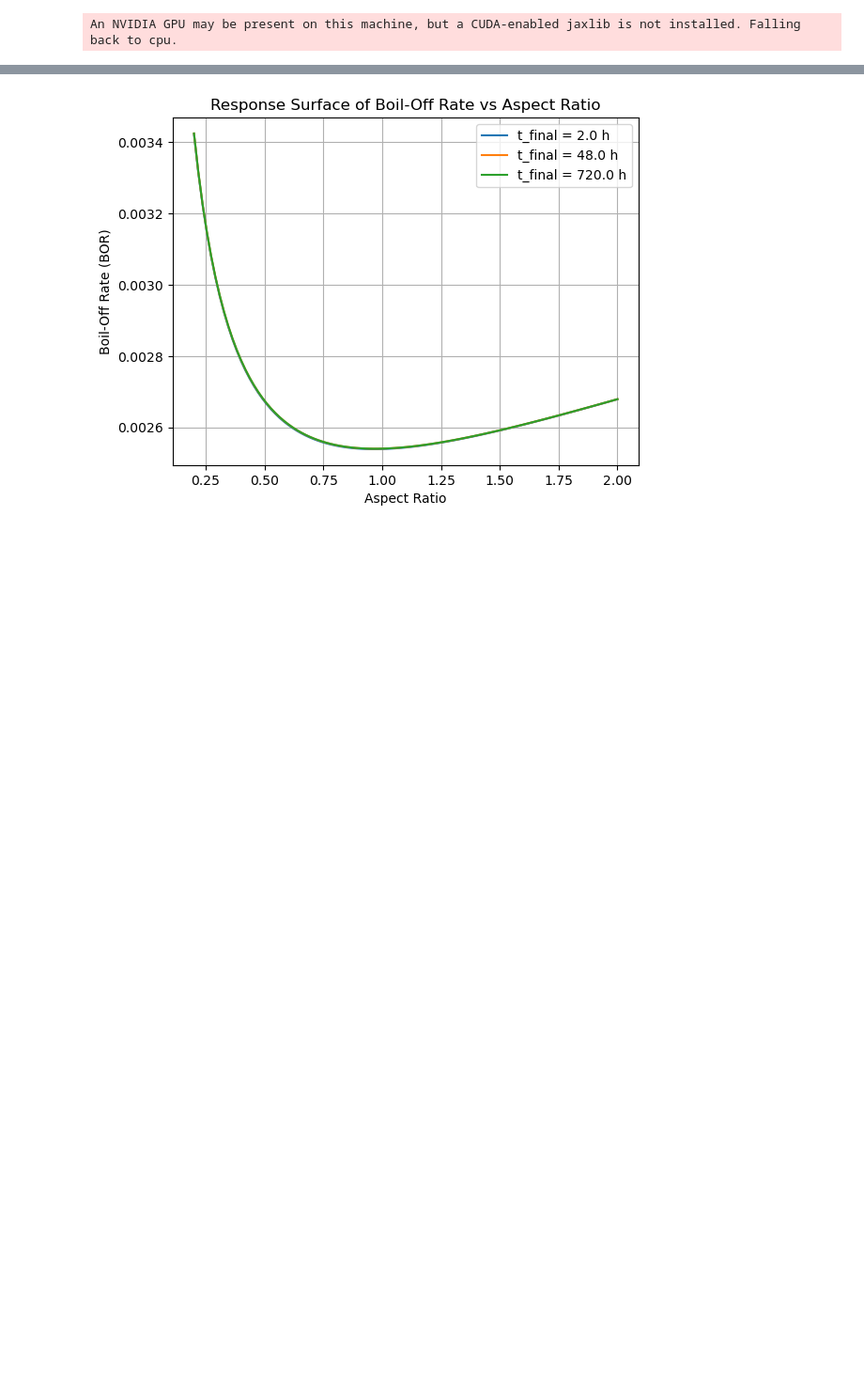
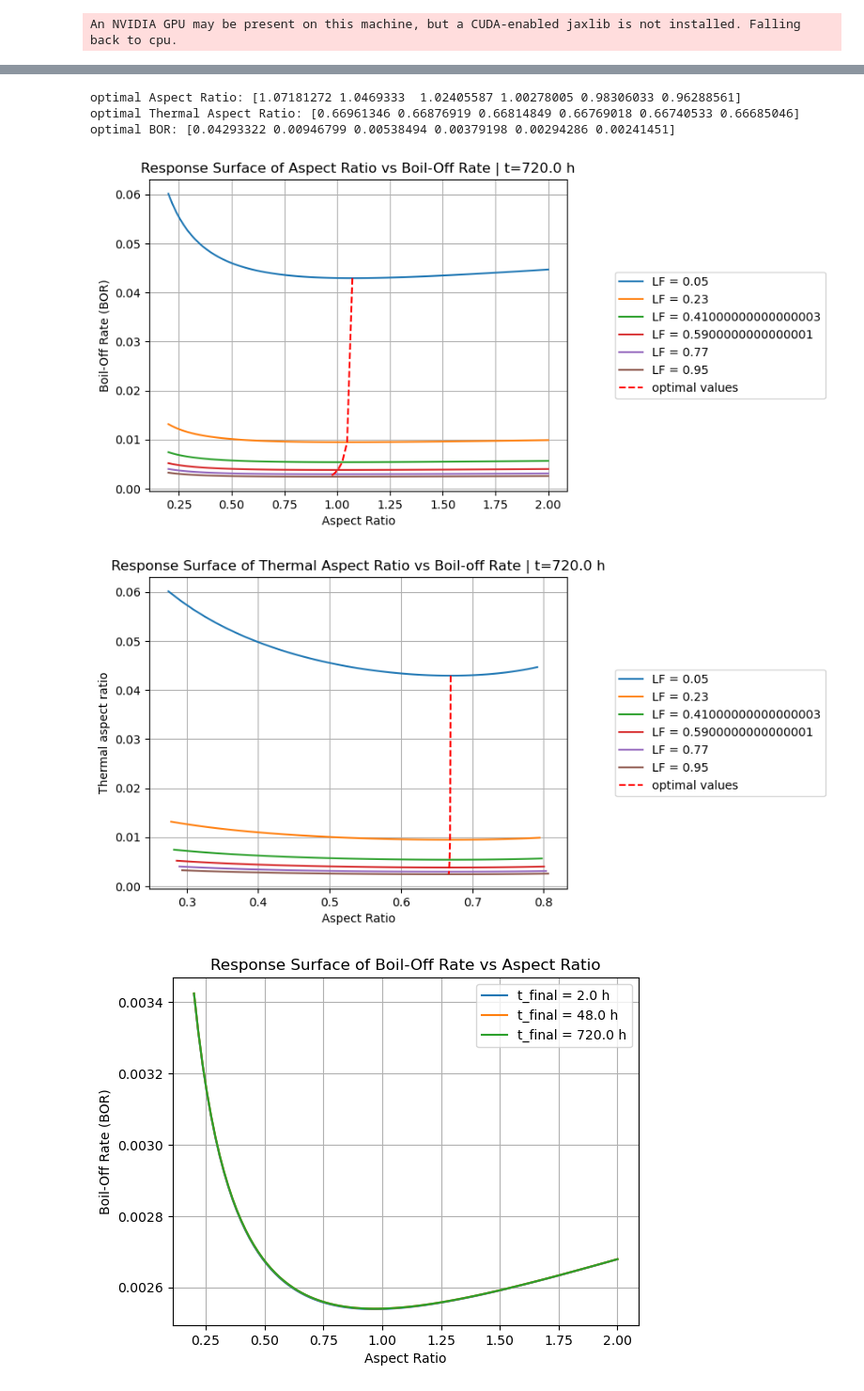
Before and after one commit to felipehuerta17/CryoEvap, a Jupyter notebook: notebooks/hydrogen_medium_720h_JAX copy.ipynb, the cells around one changed output, grey strips where cells are left out. Shown at 94% size. Saved outputs shown, nothing was run; the diff lists cells and outputs as text; code cells hidden in the pictures; blank space fills up the shorter version.

```diff
--- a/notebooks/hydrogen_medium_720h_JAX copy.ipynb
+++ b/notebooks/hydrogen_medium_720h_JAX copy.ipynb
@@ -136,3 +144,11 @@ An NVIDIA GPU may be present on this machine, but a CUDA-enabled jaxlib is not i
+# %%
+opti.plot_surface_response_thermal_aspect_ratio_liquid_filling(jnp.linspace(0.2, 2, 100), jnp.linspace(0.05, 0.95, 6),720*3600)
+# %% [output]
+optimal Aspect Ratio: [1.07181272 1.0469333  1.02405587 1.00278005 0.98306033 0.96288561]
+optimal Thermal Aspect Ratio: [0.66961346 0.66876919 0.66814849 0.66769018 0.66740533 0.66685046]
+optimal BOR: [0.04293322 0.00946799 0.00538494 0.00379198 0.00294286 0.00241451]
+[figure, added]
+[figure, added]
 # %%
 opti.plot_surface_response(jnp.linspace(0.2, 2, 100), 2*3600)
 opti.plot_surface_response(jnp.linspace(0.2, 2, 100), 48*3600)
```
Also changed, not shown: parts of 1 cell of this notebook, 1 other file.
